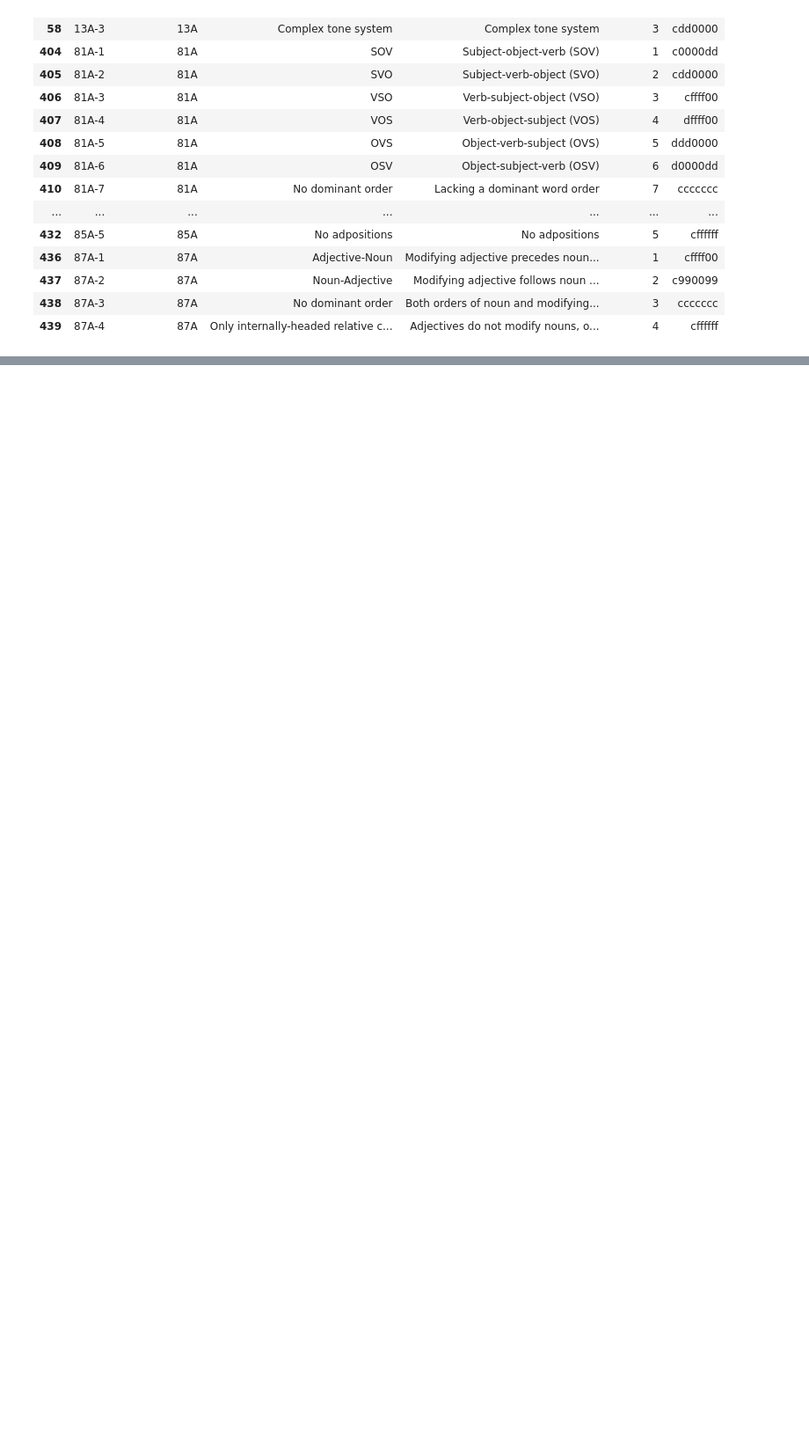
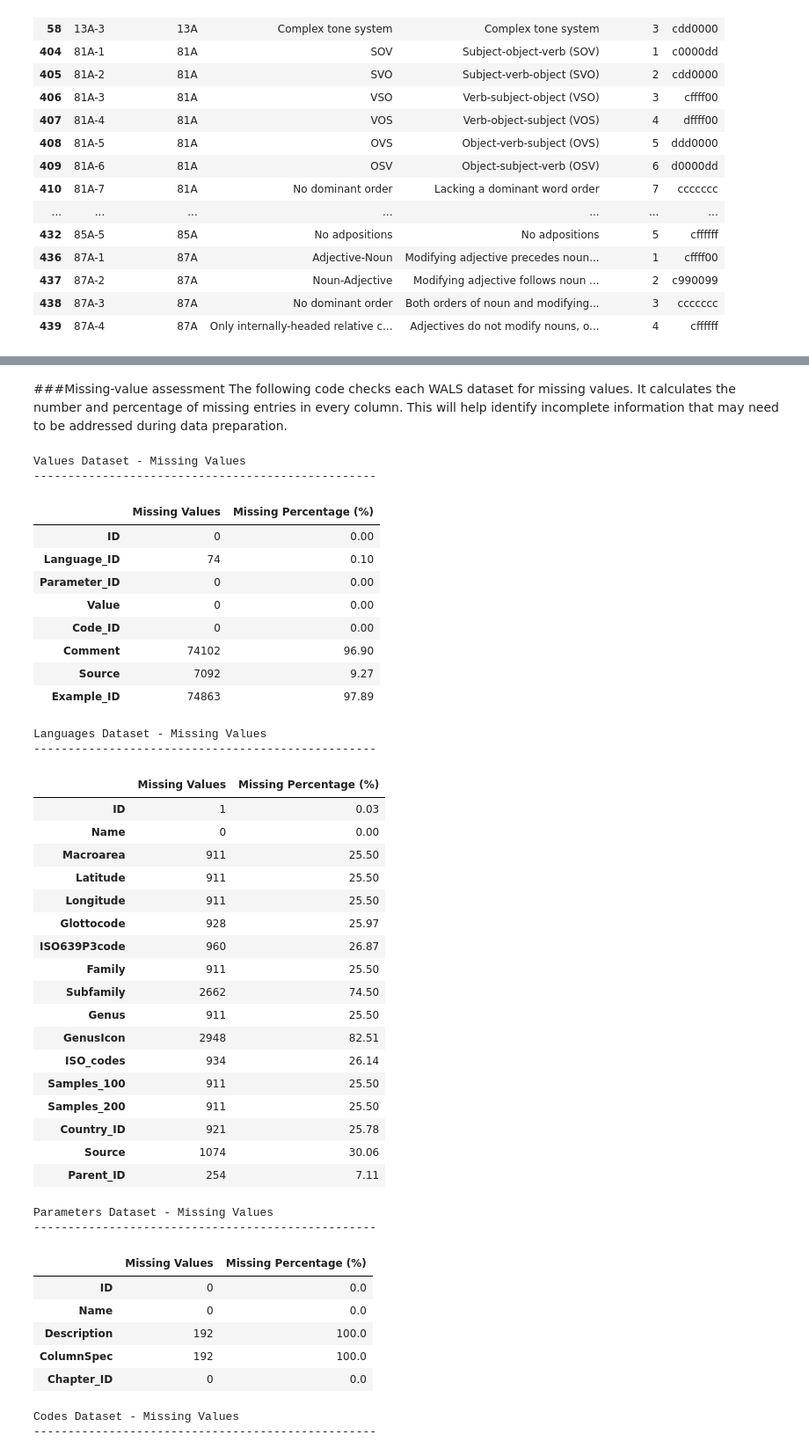
Before and after one commit to Rani-Wheeza/wals-linguistic-association-analysis, a Jupyter notebook: notebooks/01_wals_data_understanding.ipynb, the cells around one changed output, grey strips where cells are left out. Shown at 88% size. Saved outputs shown, nothing was run; the diff lists cells and outputs as text; code cells hidden in the pictures; blank space fills up the shorter version.

Commit message:
Data Understanding

```diff
--- a/notebooks/01_wals_data_understanding.ipynb
+++ b/notebooks/01_wals_data_understanding.ipynb
@@ -230,0 +344,61 @@ SELECTED FEATURE CATEGORIES
+# %% [markdown]
+###Missing-value assessment
+The following code checks each WALS dataset for missing values. It calculates the number and percentage of missing entries in every column. This will help identify incomplete information that may need to be addressed during data preparation.
+# %%
+# Check the number and percentage of missing values in each dataset
+
+for name, dataset in datasets.items():
+
+    print(f"\n{name} Dataset - Missing Values")
+    print("-" * 50)
+
+    missing_summary = pd.DataFrame({
+        "Missing Values": dataset.isnull().sum(),
+        "Missing Percentage (%)": (
+            dataset.isnull().mean() * 100
+        ).round(2)
+    })
+
+    display(missing_summary)
+# %% [output]
+Values Dataset - Missing Values
+--------------------------------------------------
+|  | Missing Values | Missing Percentage (%) |
+| ID | 0 | 0.00 |
+| Language_ID | 74 | 0.10 |
+| Parameter_ID | 0 | 0.00 |
+| Value | 0 | 0.00 |
+| Code_ID | 0 | 0.00 |
+| Comment | 74102 | 96.90 |
+| Source | 7092 | 9.27 |
+| Example_ID | 74863 | 97.89 |
+Languages Dataset - Missing Values
+--------------------------------------------------
+|  | Missing Values | Missing Percentage (%) |
+| ID | 1 | 0.03 |
+| Name | 0 | 0.00 |
+| Macroarea | 911 | 25.50 |
+| Latitude | 911 | 25.50 |
+| Longitude | 911 | 25.50 |
+| Glottocode | 928 | 25.97 |
+| ISO639P3code | 960 | 26.87 |
+| Family | 911 | 25.50 |
+| Subfamily | 2662 | 74.50 |
+| Genus | 911 | 25.50 |
+| GenusIcon | 2948 | 82.51 |
+| ISO_codes | 934 | 26.14 |
+| Samples_100 | 911 | 25.50 |
+| Samples_200 | 911 | 25.50 |
+| Country_ID | 921 | 25.78 |
+| Source | 1074 | 30.06 |
+| Parent_ID | 254 | 7.11 |
+Parameters Dataset - Missing Values
+--------------------------------------------------
+|  | Missing Values | Missing Percentage (%) |
+| ID | 0 | 0.0 |
+| Name | 0 | 0.0 |
+| Description | 192 | 100.0 |
+| ColumnSpec | 192 | 100.0 |
+| Chapter_ID | 0 | 0.0 |
+Codes Dataset - Missing Values
+--------------------------------------------------
```
Also changed, not shown: parts of 22 cells of this notebook.
